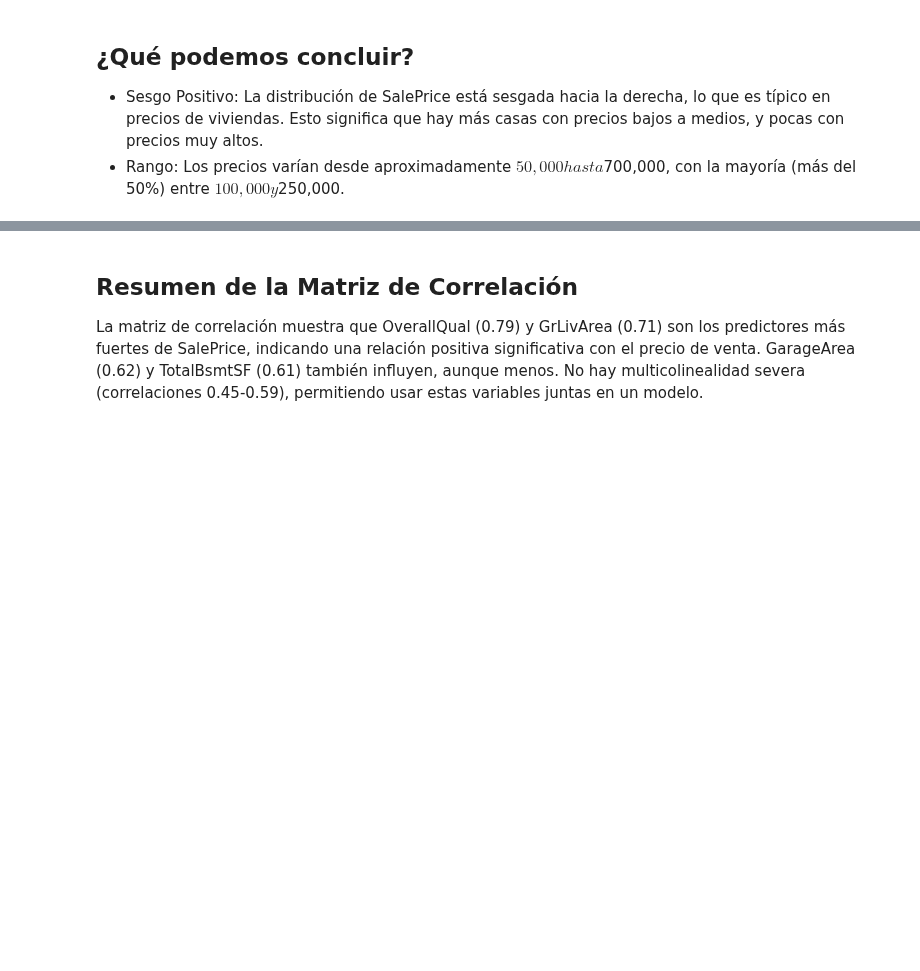
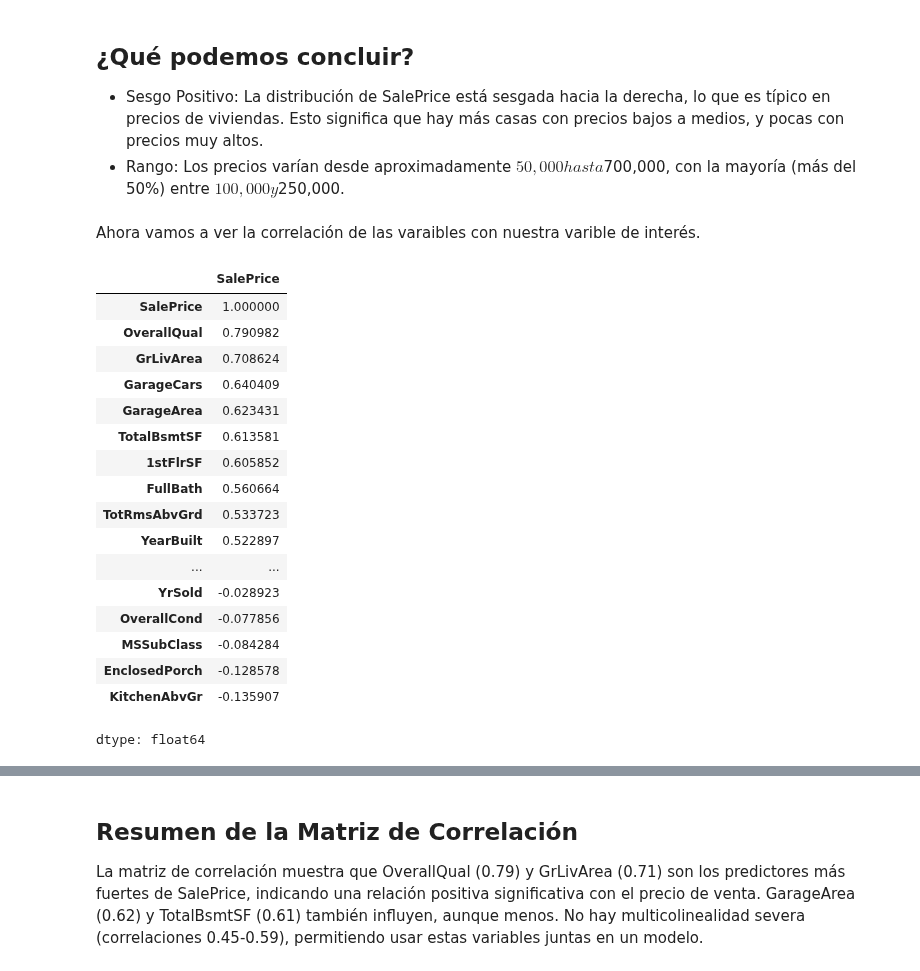
Before and after one commit to DiegoLinares11/Modelos-de-Regresion-Lineal, a Jupyter notebook: Entrega_1/anslisisRel.ipynb, the cells around one changed output, grey strips where cells are left out. Saved outputs shown, nothing was run; the diff lists cells and outputs as text; code cells hidden in the pictures; blank space fills up the shorter version.

```diff
--- a/Entrega_1/anslisisRel.ipynb
+++ b/Entrega_1/anslisisRel.ipynb
@@ -51,3 +52,29 @@ Name: SalePrice, dtype: float64
 ## ¿Qué podemos concluir?
 - Sesgo Positivo: La distribución de SalePrice está sesgada hacia la derecha, lo que es típico en precios de viviendas. Esto significa que hay más casas con precios bajos a medios, y pocas con precios muy altos.
 - Rango: Los precios varían desde aproximadamente $50,000 hasta $700,000, con la mayoría (más del 50%) entre $100,000 y $250,000.
+# %% [markdown]
+Ahora vamos a ver la correlación de las varaibles con nuestra varible de interés.
+# %%
+#Calcular la correlación con SalePrice
+numeric_features = dftrain.select_dtypes(include=['number'])
+correlations = numeric_features.corr()['SalePrice'].sort_values(ascending=False)
+correlations
+# %% [output]
+|  | SalePrice |
+| SalePrice | 1.000000 |
+| OverallQual | 0.790982 |
+| GrLivArea | 0.708624 |
+| GarageCars | 0.640409 |
+| GarageArea | 0.623431 |
+| TotalBsmtSF | 0.613581 |
+| 1stFlrSF | 0.605852 |
+| FullBath | 0.560664 |
+| TotRmsAbvGrd | 0.533723 |
+| YearBuilt | 0.522897 |
+| ... | ... |
+| YrSold | -0.028923 |
+| OverallCond | -0.077856 |
+| MSSubClass | -0.084284 |
+| EnclosedPorch | -0.128578 |
+| KitchenAbvGr | -0.135907 |
+dtype: float64
```
Also changed, not shown: parts of 9 cells of this notebook.
